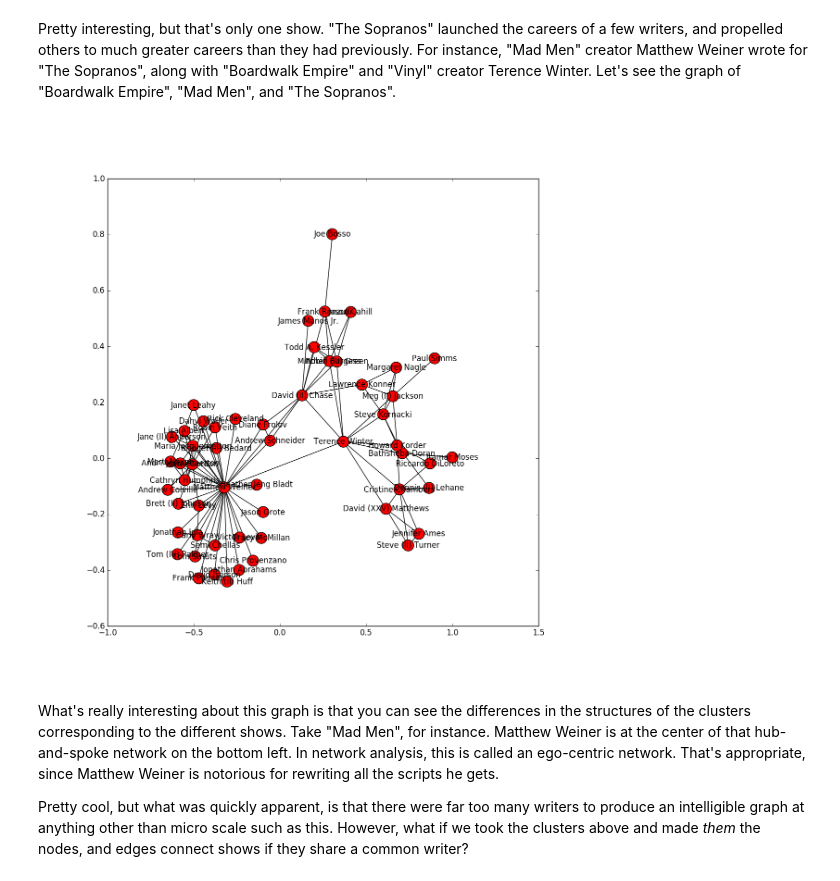
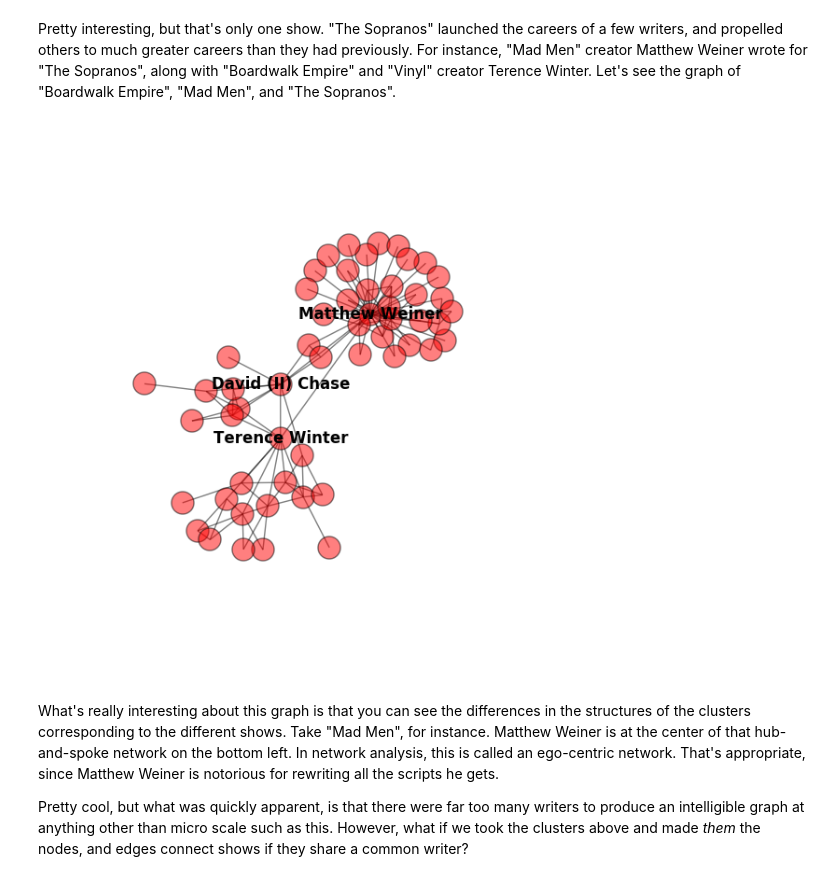
Before and after one commit to jaydik/dataScienceIntensive, a Jupyter notebook: project/presentationDocs/Dickerson.Presentation.ipynb, the cells around one changed output. Drawn from its saved outputs; the diff is of its cells as text; code cells hidden in the pictures.

```diff
--- a/project/presentationDocs/Dickerson.Presentation.ipynb
+++ b/project/presentationDocs/Dickerson.Presentation.ipynb
@@ -62,10 +62,10 @@ Pretty interesting, but that's only one show. "The Sopranos" launched the career
 # %%
 from IPython.display import Image
 
-sop_be_mm = Image(filename=("../figures/SopranosBoardwalkMadmen.png"))
+sop_be_mm = Image(filename=("../figures/newSopranosBoardwalkMadmen.png"))
 sop_be_mm
 # %% [output]
-[figure, old version]
+[figure, new version]
 # %% [markdown]
 What's really interesting about this graph is that you can see the differences in the structures of the clusters corresponding to the different shows. Take "Mad Men", for instance. Matthew Weiner is at the center of that hub-and-spoke network on the bottom left. In network analysis, this is called an ego-centric network. That's appropriate, since Matthew Weiner is notorious for rewriting all the scripts he gets.
 
```
Also changed, not shown: parts of 2 cells of this notebook, 3 other files.
